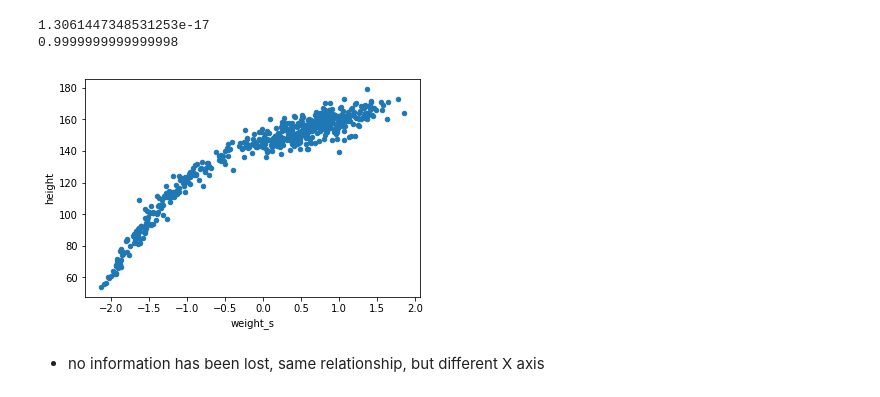
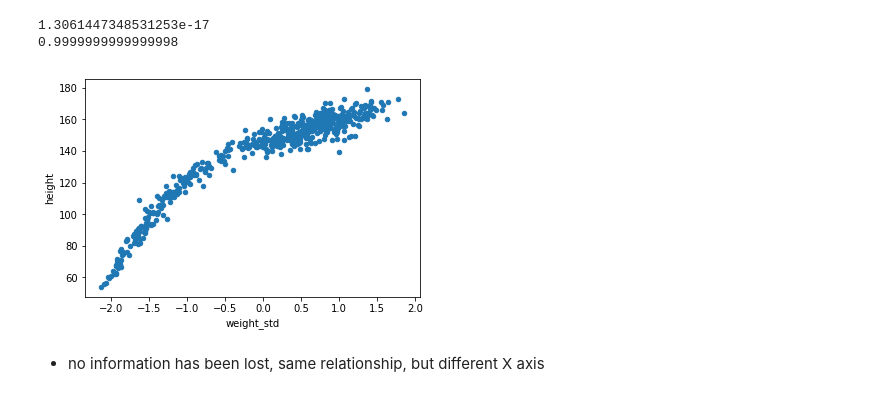
Before and after one commit to nwweber/statistical_rethinking, a Jupyter notebook: chapter_04_linear_models.ipynb, the cells around one changed output. Drawn from its saved outputs; the diff is of its cells as text; code cells hidden in the pictures.

```diff
--- a/chapter_04_linear_models.ipynb
+++ b/chapter_04_linear_models.ipynb
@@ -821,17 +821,17 @@ d.plot.scatter(x='weight', y='height');
 *
 # %%
 # Code 4.65
-d['weight_s'] = (d.weight - d.weight.mean()) / d.weight.std()
+d['weight_std'] = (d.weight - d.weight.mean()) / d.weight.std()
 
-print(d.weight_s.mean())
-print(d.weight_s.std())
+print(d.weight_std.mean())
+print(d.weight_std.std())
 # %% [output]
 1.3061447348531253e-17
 0.9999999999999998
 # %%
-d.plot.scatter(x='weight_s', y='height');
+d.plot.scatter(x='weight_std', y='height');
 # %% [output]
-[figure, old version]
+[figure, new version]
 # %% [markdown]
 * no information has been lost, same relationship, but different X axis
 # %%
```
Also changed, not shown: parts of 13 cells of this notebook.
